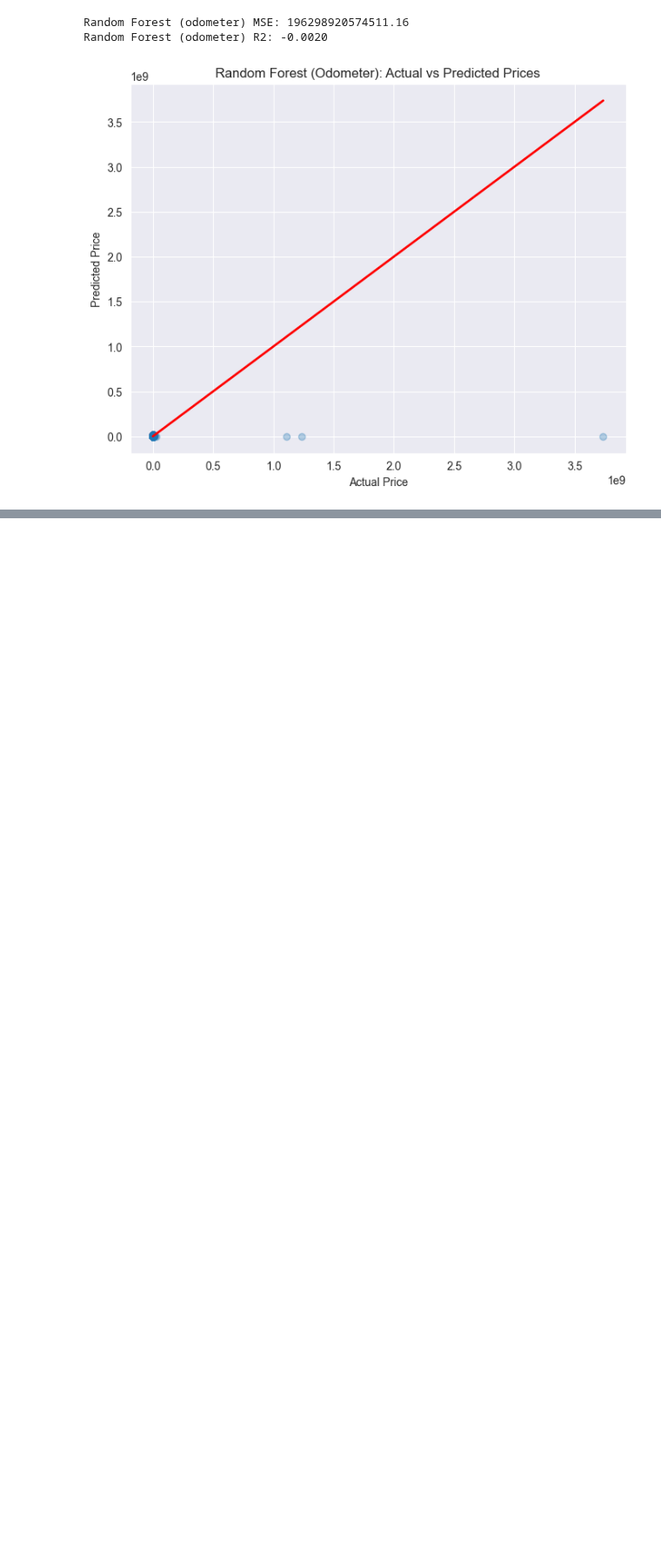
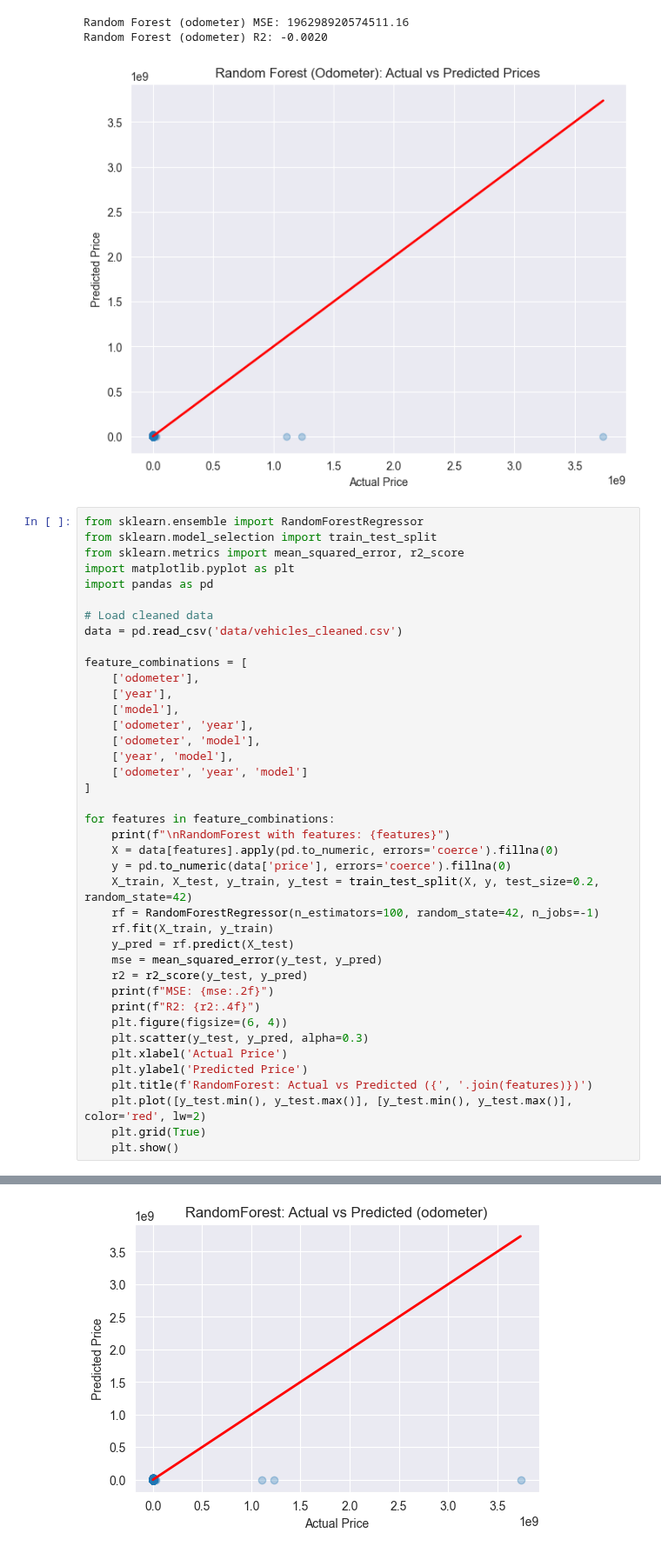
Before and after one commit to licyambrose/carpriceproject, a Jupyter notebook: used_car_price.ipynb, the cells around one changed output, grey strips where cells are left out. Shown at 87% size. Saved outputs shown, nothing was run; the diff lists cells and outputs as text; blank space fills up the shorter version.

```diff
--- a/used_car_price.ipynb
+++ b/used_car_price.ipynb
@@ -637,3 +637,44 @@ plt.show()
 Random Forest (odometer) MSE: 196298920574511.16
 Random Forest (odometer) R2: -0.0020
 [figure]
+# %%
+from sklearn.ensemble import RandomForestRegressor
+from sklearn.model_selection import train_test_split
+from sklearn.metrics import mean_squared_error, r2_score
+import matplotlib.pyplot as plt
+import pandas as pd
+
+# Load cleaned data
+data = pd.read_csv('data/vehicles_cleaned.csv')
+
+feature_combinations = [
+    ['odometer'],
+    ['year'],
+    ['model'],
+    ['odometer', 'year'],
+    ['odometer', 'model'],
+    ['year', 'model'],
+    ['odometer', 'year', 'model']
+]
+
+for features in feature_combinations:
+    print(f"\nRandomForest with features: {features}")
+    X = data[features].apply(pd.to_numeric, errors='coerce').fillna(0)
+    y = pd.to_numeric(data['price'], errors='coerce').fillna(0)
+    X_train, X_test, y_train, y_test = train_test_split(X, y, test_size=0.2, random_state=42)
+    rf = RandomForestRegressor(n_estimators=100, random_state=42, n_jobs=-1)
+    rf.fit(X_train, y_train)
+    y_pred = rf.predict(X_test)
+    mse = mean_squared_error(y_test, y_pred)
+    r2 = r2_score(y_test, y_pred)
+    print(f"MSE: {mse:.2f}")
+    print(f"R2: {r2:.4f}")
+    plt.figure(figsize=(6, 4))
+    plt.scatter(y_test, y_pred, alpha=0.3)
+    plt.xlabel('Actual Price')
+    plt.ylabel('Predicted Price')
+    plt.title(f'RandomForest: Actual vs Predicted ({', '.join(features)})')
+    plt.plot([y_test.min(), y_test.max()], [y_test.min(), y_test.max()], color='red', lw=2)
+    plt.grid(True)
+    plt.show()
+# %% [output]
@@ -639,0 +684 @@ Random Forest (odometer) R2: -0.0020
+[figure, added]
```
Also changed, not shown: parts of 1 cell of this notebook.
